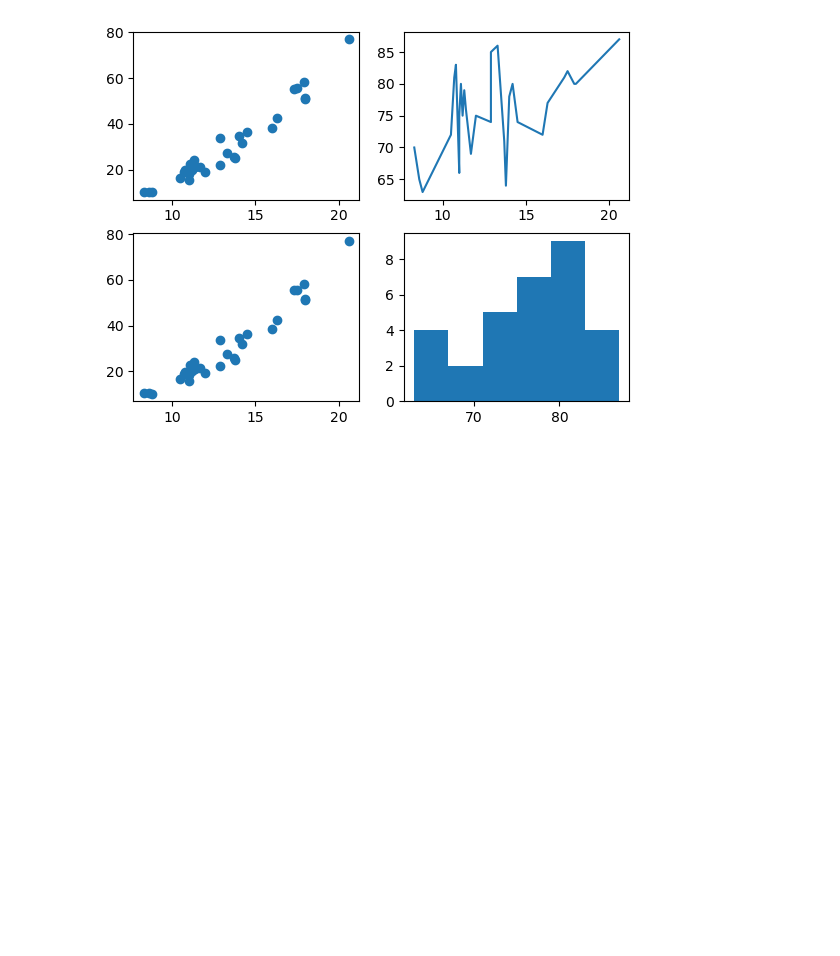
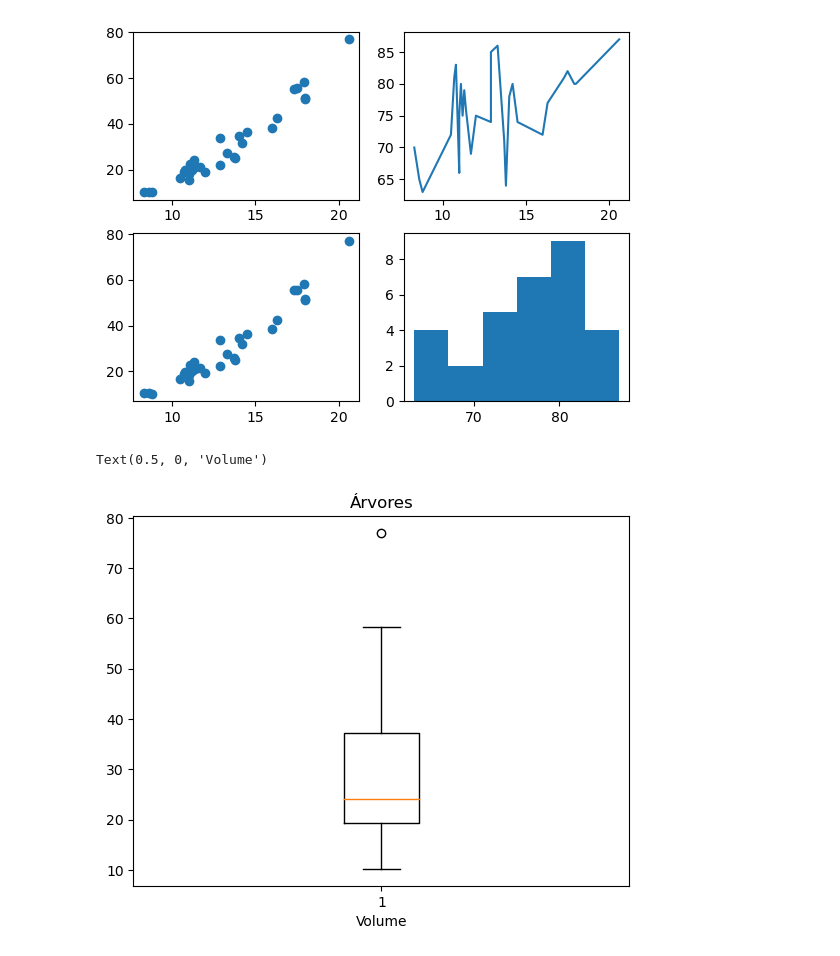
Before and after one commit to eduardonicioli/mineracao_dados, a Jupyter notebook: visualizacao.ipynb, the cells around one changed output. Cells and saved outputs as stored; diff of their text form; code cells hidden in the pictures; blank space fills up the shorter version.

```diff
--- a/visualizacao.ipynb
+++ b/visualizacao.ipynb
@@ -82,3 +82,10 @@ plt.hist(base.iloc[:,1], bins=6)
  array([63., 67., 71., 75., 79., 83., 87.]),
  <BarContainer object of 6 artists>)
 [figure]
+# %%
+plt.boxplot(base.Volume)
+plt.title('Árvores')
+plt.xlabel('Volume')
+# %% [output]
+Text(0.5, 0, 'Volume')
+[figure, added]
```
Also changed, not shown: parts of 3 cells of this notebook, 3 other files.
